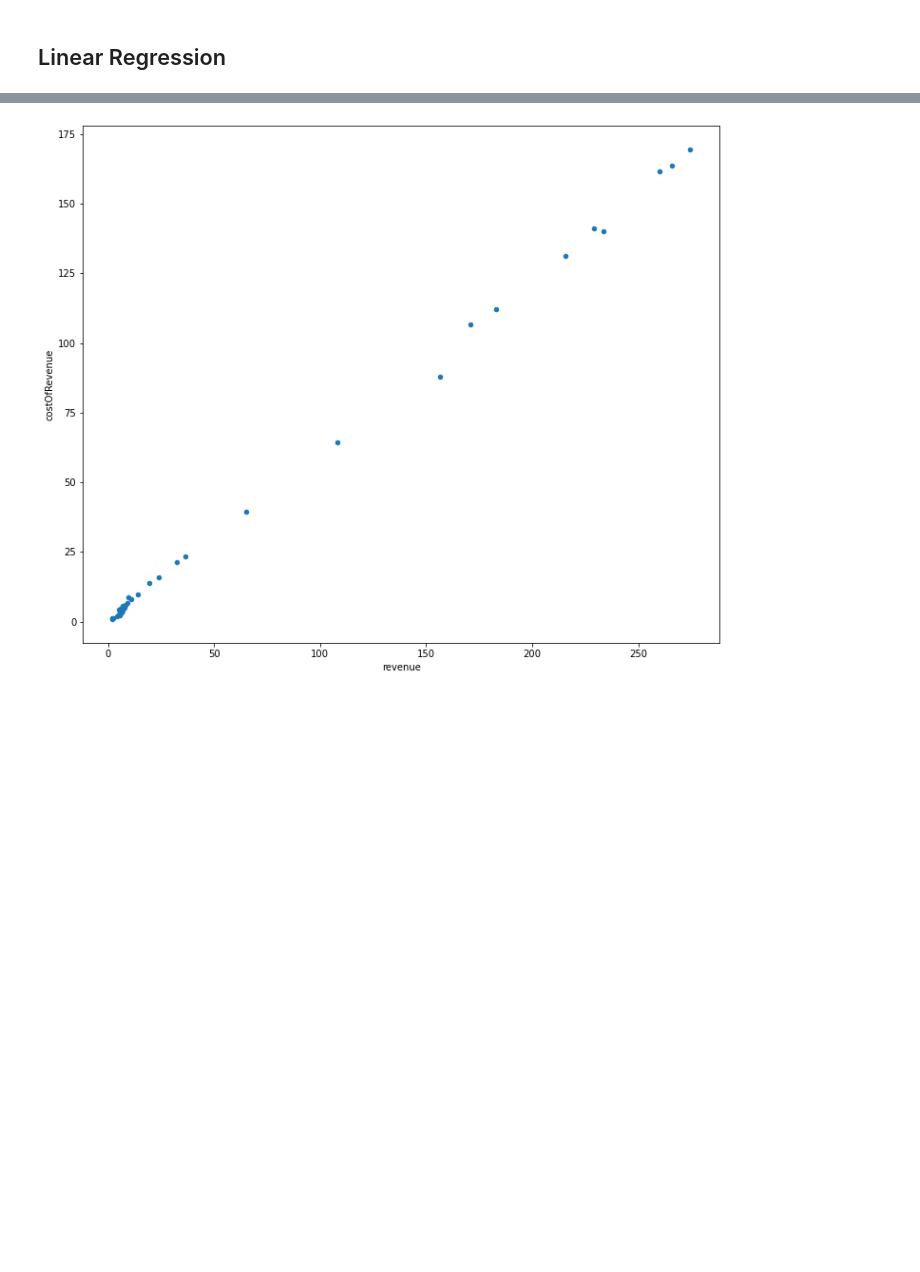
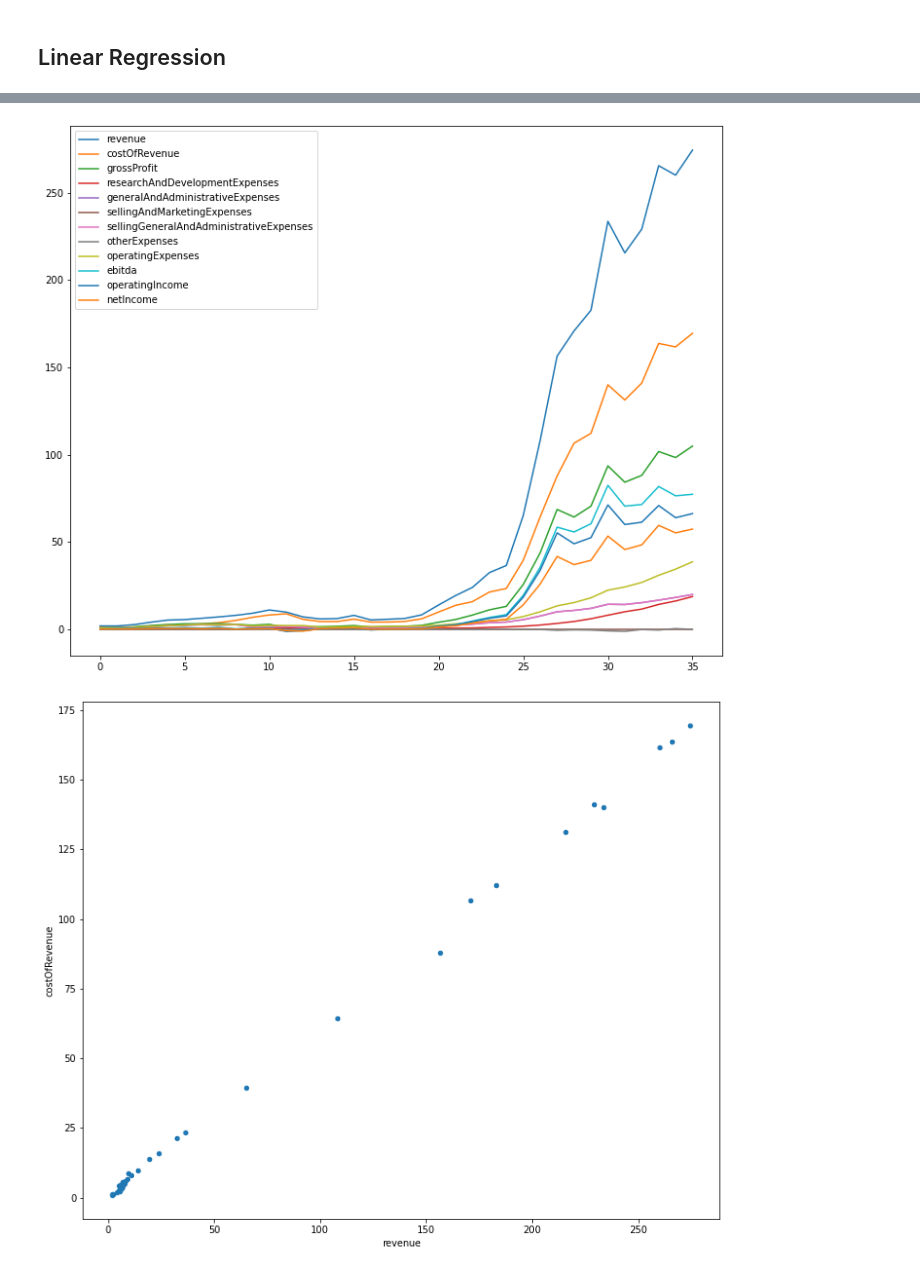
Before and after one commit to joseluistello/Regression-Analysis-Apple-Data, a Jupyter notebook: notebooks/Analysis.ipynb, the cells around one changed output, grey strips where cells are left out. Saved outputs shown, nothing was run; the diff lists cells and outputs as text; code cells hidden in the pictures; blank space fills up the shorter version.

```diff
--- a/notebooks/Analysis.ipynb
+++ b/notebooks/Analysis.ipynb
@@ -142 +140,5 @@ appledf.head()
+# %%
+appledf.plot(kind='line');
+# %% [output]
+[figure, added]
 # %%
```
Also changed, not shown: parts of 4 cells of this notebook.
